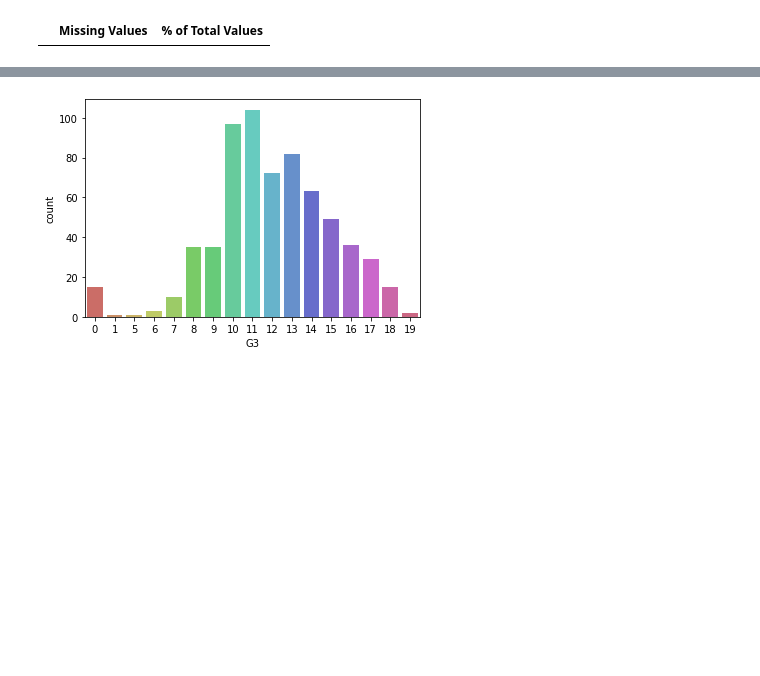
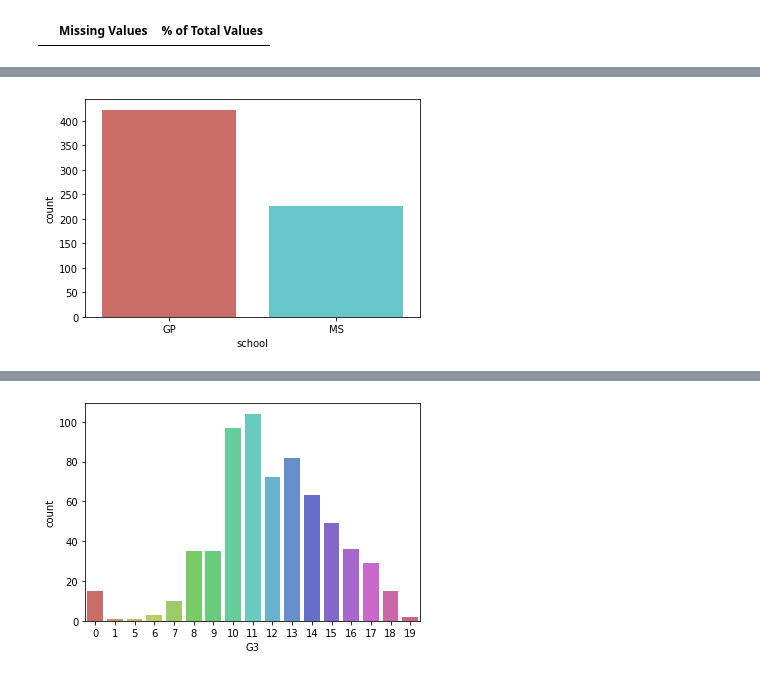
Before and after one commit to stephyap/ph1978L_finalproject, a Jupyter notebook: ph1978L_finalproject.ipynb, the cells around one changed output, grey strips where cells are left out. Saved outputs shown, nothing was run; the diff lists cells and outputs as text; code cells hidden in the pictures; blank space fills up the shorter version.

```diff
--- a/ph1978L_finalproject.ipynb
+++ b/ph1978L_finalproject.ipynb
@@ -84,7 +90,7 @@ y = df2['G3_five_level']  # only include dependent variable data
 # %% [markdown]
 # Scenario 3 - Regression, with a numeric output that ranges between 0 and 20.
 # %%
-df3 = df
+df3 = df.copy()
 # %%
 df3.head(5)
 # %% [output]
@@ -156,0 +172,5 @@ There are 0 columns that have missing values.
+# %%
+sns.countplot(x='school', data=df3, palette='hls')
+plt.show()
+# %% [output]
+[figure, added]
```
Also changed, not shown: parts of 44 cells of this notebook.
